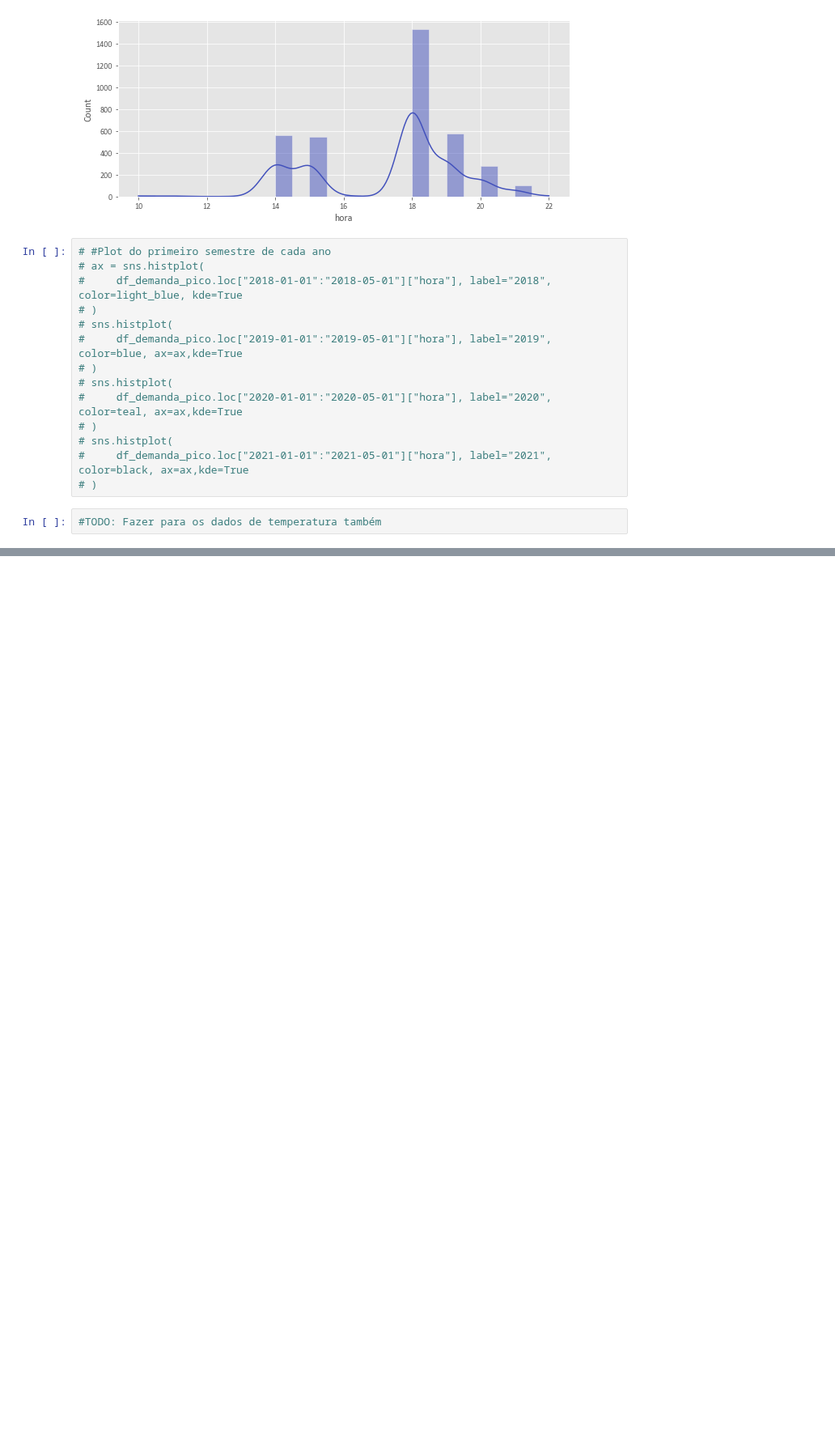
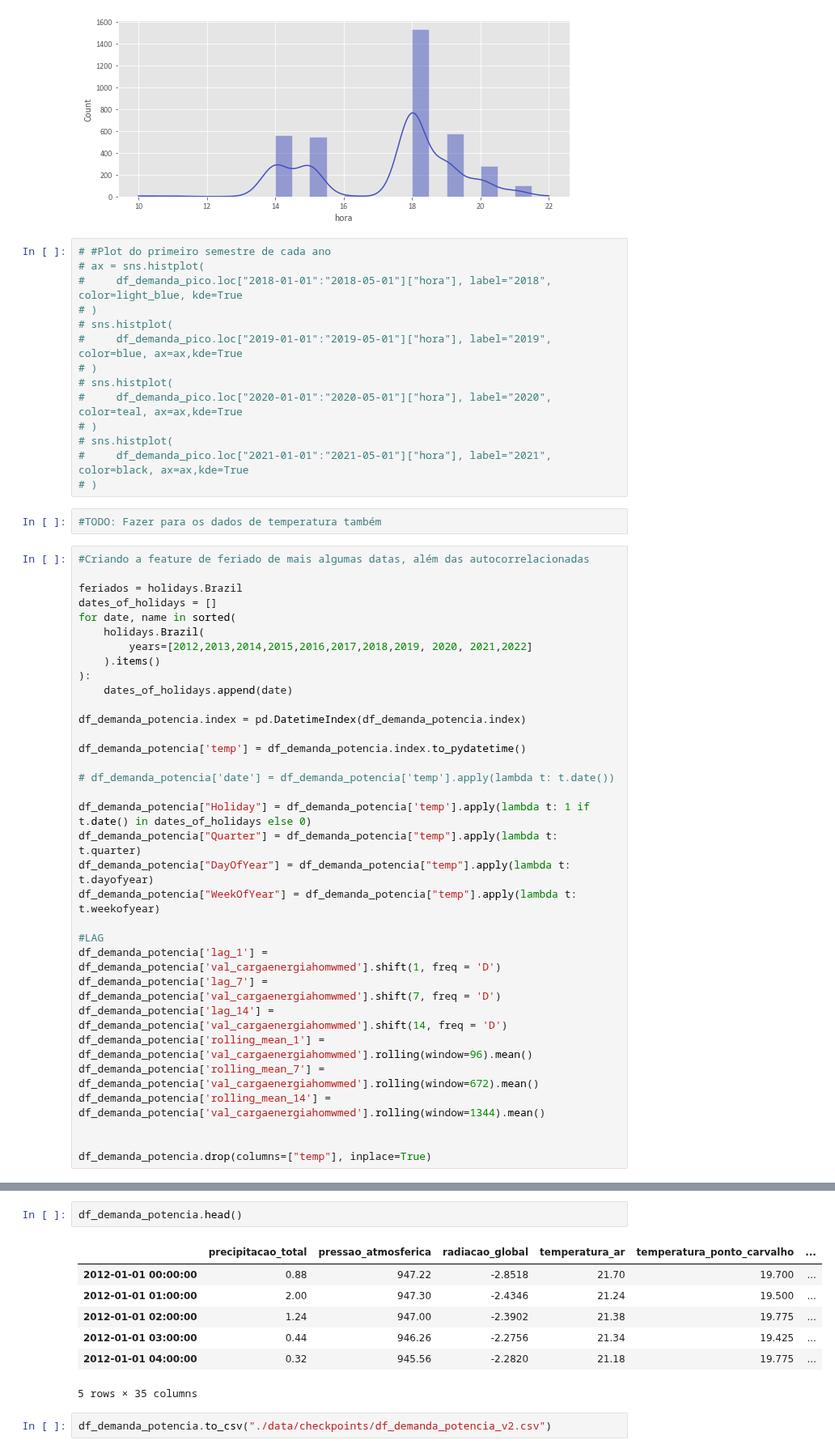
Before and after one commit to Alorencatto/tcc, a Jupyter notebook: features-1-doing.ipynb, the cells around one changed output, grey strips where cells are left out. Shown at 81% size. Drawn from its saved outputs; the diff is of its cells as text; blank space fills up the shorter version.

Commit message:
Consolidando o dataframe oficial

```diff
--- a/features-1-doing.ipynb
+++ b/features-1-doing.ipynb
@@ -234,3 +235,36 @@ ax = sns.histplot(
 # )
 # %%
 #TODO: Fazer para os dados de temperatura também
+# %%
+#Criando a feature de feriado de mais algumas datas, além das autocorrelacionadas
+
+feriados = holidays.Brazil
+dates_of_holidays = []
+for date, name in sorted(
+    holidays.Brazil(
+        years=[2012,2013,2014,2015,2016,2017,2018,2019, 2020, 2021,2022]
+    ).items()
+):
+    dates_of_holidays.append(date)
+
+df_demanda_potencia.index = pd.DatetimeIndex(df_demanda_potencia.index)
+
+df_demanda_potencia['temp'] = df_demanda_potencia.index.to_pydatetime()
+
+# df_demanda_potencia['date'] = df_demanda_potencia['temp'].apply(lambda t: t.date())
+
+df_demanda_potencia["Holiday"] = df_demanda_potencia['temp'].apply(lambda t: 1 if t.date() in dates_of_holidays else 0)
+df_demanda_potencia["Quarter"] = df_demanda_potencia["temp"].apply(lambda t: t.quarter)
+df_demanda_potencia["DayOfYear"] = df_demanda_potencia["temp"].apply(lambda t: t.dayofyear)
+df_demanda_potencia["WeekOfYear"] = df_demanda_potencia["temp"].apply(lambda t: t.weekofyear)
+
+#LAG
+df_demanda_potencia['lag_1'] = df_demanda_potencia['val_cargaenergiahomwmed'].shift(1, freq = 'D')
+df_demanda_potencia['lag_7'] = df_demanda_potencia['val_cargaenergiahomwmed'].shift(7, freq = 'D')
+df_demanda_potencia['lag_14'] = df_demanda_potencia['val_cargaenergiahomwmed'].shift(14, freq = 'D')
+df_demanda_potencia['rolling_mean_1'] = df_demanda_potencia['val_cargaenergiahomwmed'].rolling(window=96).mean()
+df_demanda_potencia['rolling_mean_7'] = df_demanda_potencia['val_cargaenergiahomwmed'].rolling(window=672).mean()
+df_demanda_potencia['rolling_mean_14'] = df_demanda_potencia['val_cargaenergiahomwmed'].rolling(window=1344).mean()
+
+
+df_demanda_potencia.drop(columns=["temp"], inplace=True)
@@ -236,0 +292,12 @@ ax = sns.histplot(
+# %%
+df_demanda_potencia.head()
+# %% [output]
+|  | precipitacao_total | pressao_atmosferica | radiacao_global | temperatura_ar | temperatura_ponto_carvalho | ... |
+| 2012-01-01 00:00:00 | 0.88 | 947.22 | -2.8518 | 21.70 | 19.700 | ... |
+| 2012-01-01 01:00:00 | 2.00 | 947.30 | -2.4346 | 21.24 | 19.500 | ... |
+| 2012-01-01 02:00:00 | 1.24 | 947.00 | -2.3902 | 21.38 | 19.775 | ... |
+| 2012-01-01 03:00:00 | 0.44 | 946.26 | -2.2756 | 21.34 | 19.425 | ... |
+| 2012-01-01 04:00:00 | 0.32 | 945.56 | -2.2820 | 21.18 | 19.775 | ... |
+5 rows × 35 columns
+# %%
+df_demanda_potencia.to_csv("./data/checkpoints/df_demanda_potencia_v2.csv")
```
Also changed, not shown: parts of 7 cells of this notebook.
